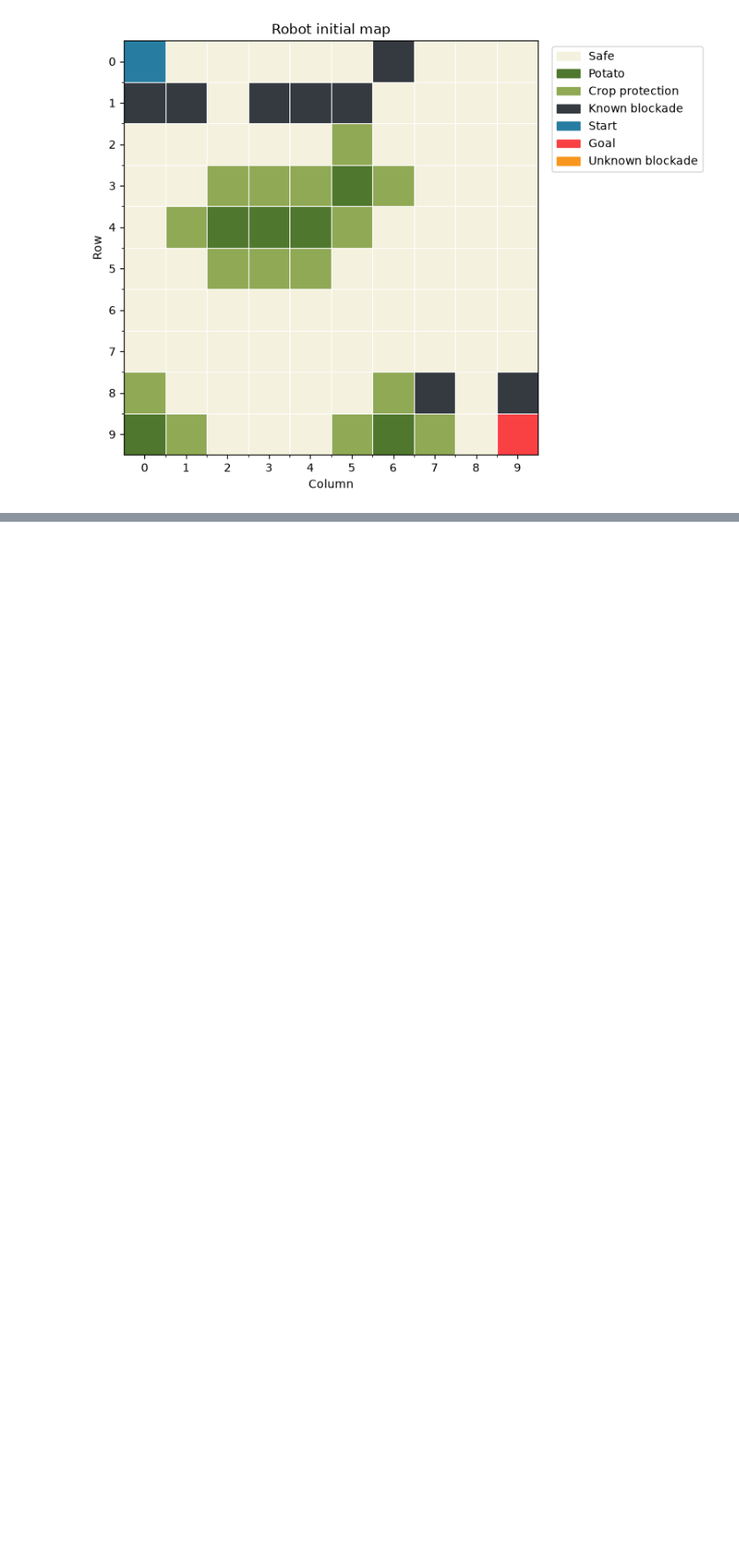
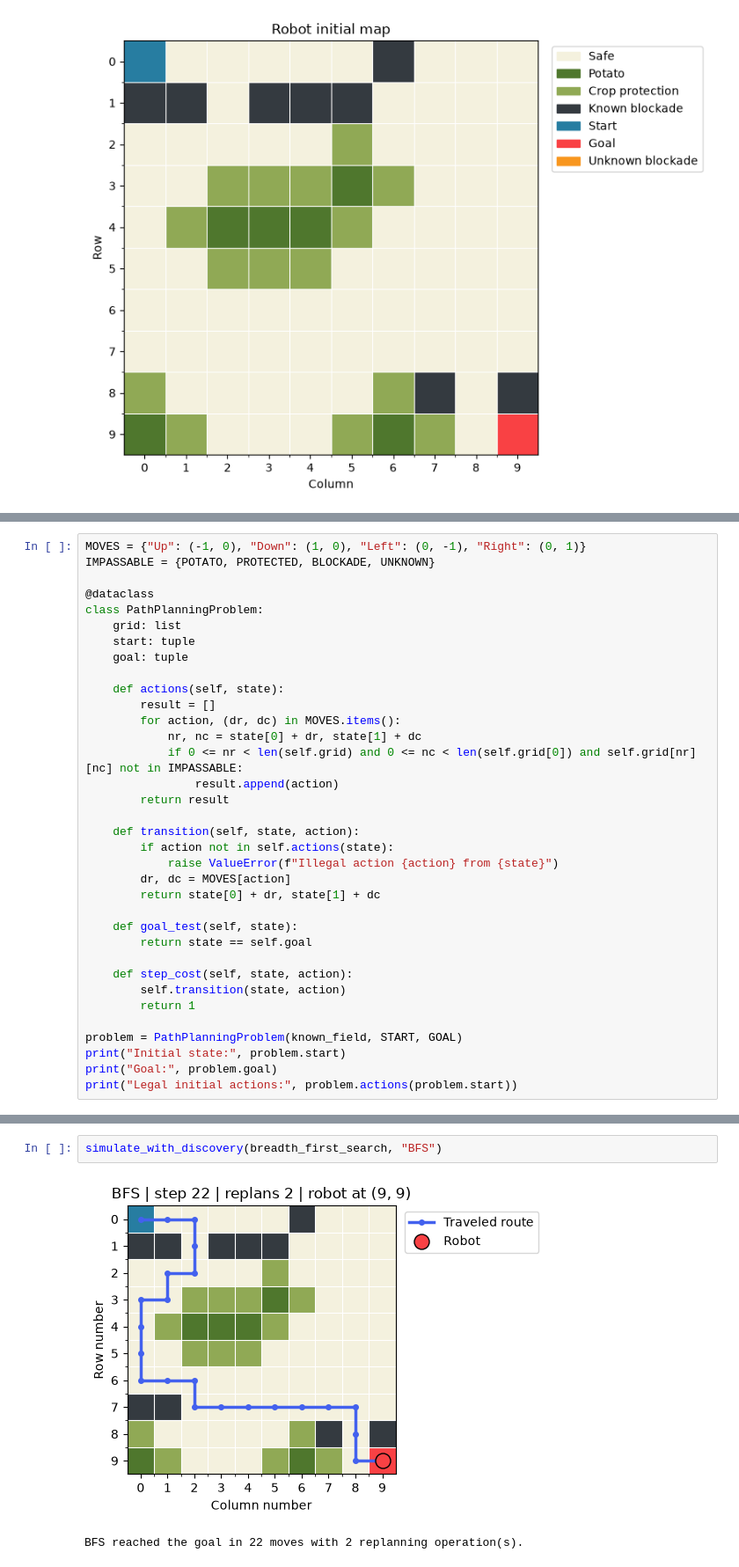
Before and after one commit to Mouryagna/AI_CropSafe_PathPlanning_Group08, a Jupyter notebook: CropSafe_PathPlanning.ipynb, the cells around one changed output, grey strips where cells are left out. Shown at 88% size. Saved outputs shown, nothing was run; the diff lists cells and outputs as text; blank space fills up the shorter version.

```diff
--- a/CropSafe_PathPlanning.ipynb
+++ b/CropSafe_PathPlanning.ipynb
@@ -196,0 +210,35 @@ show_field(known_field, "Robot initial map")
+# %%
+MOVES = {"Up": (-1, 0), "Down": (1, 0), "Left": (0, -1), "Right": (0, 1)}
+IMPASSABLE = {POTATO, PROTECTED, BLOCKADE, UNKNOWN}
+
+@dataclass
+class PathPlanningProblem:
+    grid: list
+    start: tuple
+    goal: tuple
+
+    def actions(self, state):
+        result = []
+        for action, (dr, dc) in MOVES.items():
+            nr, nc = state[0] + dr, state[1] + dc
+            if 0 <= nr < len(self.grid) and 0 <= nc < len(self.grid[0]) and self.grid[nr][nc] not in IMPASSABLE:
+                result.append(action)
+        return result
+
+    def transition(self, state, action):
+        if action not in self.actions(state):
+            raise ValueError(f"Illegal action {action} from {state}")
+        dr, dc = MOVES[action]
+        return state[0] + dr, state[1] + dc
+
+    def goal_test(self, state):
+        return state == self.goal
+
+    def step_cost(self, state, action):
+        self.transition(state, action)
+        return 1
+
+problem = PathPlanningProblem(known_field, START, GOAL)
+print("Initial state:", problem.start)
+print("Goal:", problem.goal)
+print("Legal initial actions:", problem.actions(problem.start))
@@ -196,0 +356,5 @@ show_field(known_field, "Robot initial map")
+# %%
+simulate_with_discovery(breadth_first_search, "BFS")
+# %% [output]
+[figure, added]
+BFS reached the goal in 22 moves with 2 replanning operation(s).
```
Also changed, not shown: parts of 15 cells of this notebook, 1 other file.
